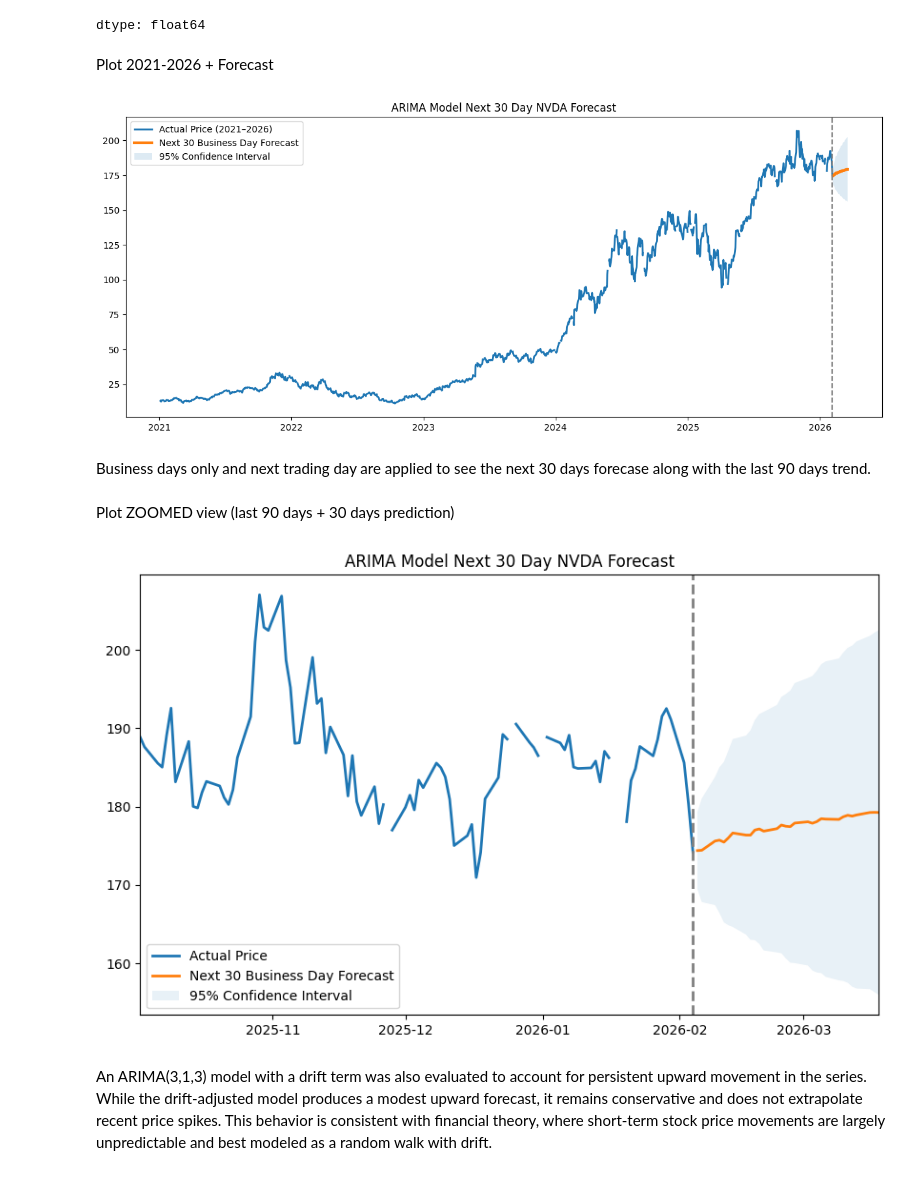
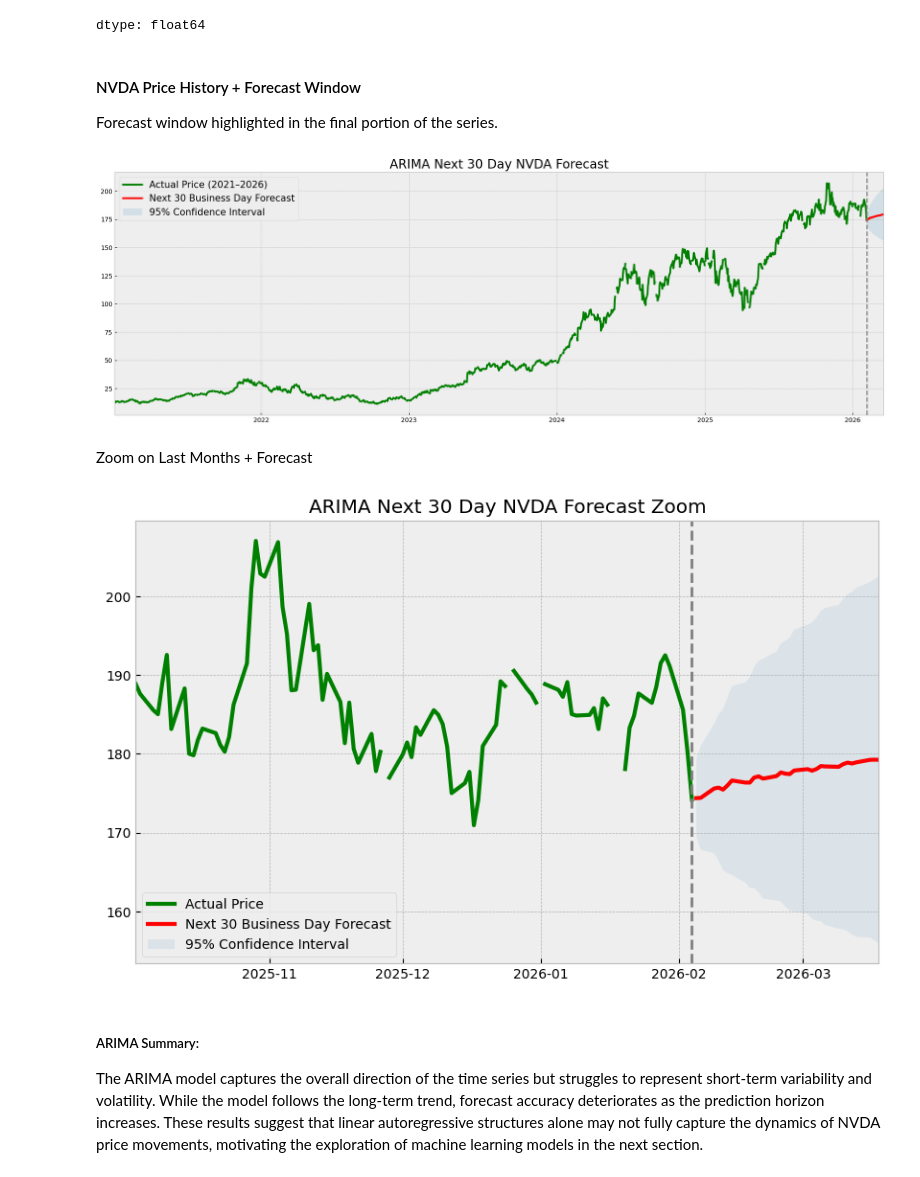
Before and after one commit to EsserMishelle/short-term-stock-forecast, a Jupyter notebook: 02_arima_price_model.ipynb, the cells around one changed output. Drawn from its saved outputs; the diff is of its cells as text; code cells hidden in the pictures.

```diff
--- a/02_arima_price_model.ipynb
+++ b/02_arima_price_model.ipynb
@@ -23,6 +23,9 @@ drive.mount('/content/drive')
 # Define folder path within the drive
 folder_path = '/content/drive/MyDrive/stocks'
 os.makedirs(folder_path, exist_ok=True)
+
+assets_folder_path = '/content/drive/MyDrive/stocks/assets'
+os.makedirs(assets_folder_path, exist_ok=True)
 # %% [output]
 Drive already mounted at /content/drive; to attempt to forcibly remount, call drive.mount("/content/drive", force_remount=True).
 # %% [markdown]
@@ -132,8 +134,9 @@ arima_ts_diff
 dtype: float64
 # %%
 plt.figure(figsize=(12,4))
-plt.plot(arima_ts_diff)
-plt.axhline(0, color='black', linestyle='--', linewidth=1)
+plt.style.use('bmh')
+plt.plot(arima_ts_diff, color='blue')
+plt.axhline(0, color='black', linestyle='--', linewidth=.2)
 plt.title("NVDA Price Series – First Difference")
 plt.ylabel("Price Change")
 plt.xlabel("Date")
@@ -406,31 +411,32 @@ pred_30
 | 2026-03-17 | 179.260979 |
 | 2026-03-18 | 179.243726 |
 dtype: float64
-# %% [markdown]
-Plot 2021-2026 + Forecast
+# %% [markdown]
+#### NVDA Price History + Forecast Window
+Forecast window highlighted in the final portion of the series.
 # %%
-plt.figure(figsize=(15,6))
+plt.figure(figsize=(22,7))
 
-plt.plot(arima_ts, label='Actual Price (2021–2026)',  linewidth=2)
-plt.plot(pred_30, label='Next 30 Business Day Forecast', linewidth=3)
+plt.plot(arima_ts, label='Actual Price (2021–2026)',  linewidth=3, color='green')
+plt.plot(pred_30, label='Next 30 Business Day Forecast', linewidth=3, color='red')
 plt.fill_between(
     ci_30.index,
     ci_30.iloc[:,0],
     ci_30.iloc[:,1],
     alpha=0.15,
     label='95% Confidence Interval',
 )
 plt.axvline(arima_ts.index[-1], linestyle='--', color='gray')
-# plt.xlim(arima_ts.index[0], pred_30.index[-1])
-plt.legend()
-plt.title('ARIMA Model Next 30 Day NVDA Forecast')
+plt.xlim(arima_ts.index[0], pred_30.index[-1])
+plt.legend(fontsize=15)
+plt.title('ARIMA Next 30 Day NVDA Forecast', size=20)
+
+plt.savefig(os.path.join(assets_folder_path, 'arima_next30Day_nvda_forecast.jpg'))
 plt.show()
 # %% [output]
-[figure, old version]
+[figure, new version]
-# %% [markdown]
-Business days only and next trading day are applied to see the next 30 days forecase along with the last 90 days trend.
-# %% [markdown]
-Plot ZOOMED view (last 90 days + 30 days prediction)
+# %% [markdown]
+Zoom on Last Months + Forecast
 # %%
 start_zoom = arima_ts.index[-90]
 end_zoom = ci_30.index[-1]
@@ -440,11 +446,12 @@ plt.figure(figsize=(10,6))
 plt.plot(
     arima_ts.loc[start_zoom:],
     label ='Actual Price',
-    linewidth=2
+    linewidth=3,
+    color='green'
 )
 
 plt.plot(
-    pred_30, label='Next 30 Business Day Forecast',  linewidth=2)
+    pred_30, label='Next 30 Business Day Forecast',  linewidth=3, color='red')
 
 plt.fill_between(
     ci_30.index,
@@ -458,9 +465,11 @@ plt.axvline(arima_ts.index[-1], linestyle='--', color='gray', linewidth=2)
 plt.xlim(start_zoom, end_zoom)
 
 plt.legend()
-plt.title('ARIMA Model Next 30 Day NVDA Forecast')
+plt.title('ARIMA Next 30 Day NVDA Forecast Zoom')
+plt.savefig(os.path.join(assets_folder_path, 'arima_next30Day_nvda_forecast_zoom.jpg'))
 plt.show()
 # %% [output]
-[figure, old version]
+[figure, new version]
-# %% [markdown]
-An ARIMA(3,1,3) model with a drift term was also evaluated to account for persistent upward movement in the series. While the drift-adjusted model produces a modest upward forecast, it remains conservative and does not extrapolate recent price spikes. This behavior is consistent with financial theory, where short-term stock price movements are largely unpredictable and best modeled as a random walk with drift.
+# %% [markdown]
+##### ARIMA Summary:
+The ARIMA model captures the overall direction of the time series but struggles to represent short-term variability and volatility. While the model follows the long-term trend, forecast accuracy deteriorates as the prediction horizon increases. These results suggest that linear autoregressive structures alone may not fully capture the dynamics of NVDA price movements, motivating the exploration of machine learning models in the next section.
```
Also changed, not shown: parts of 8 cells of this notebook.
